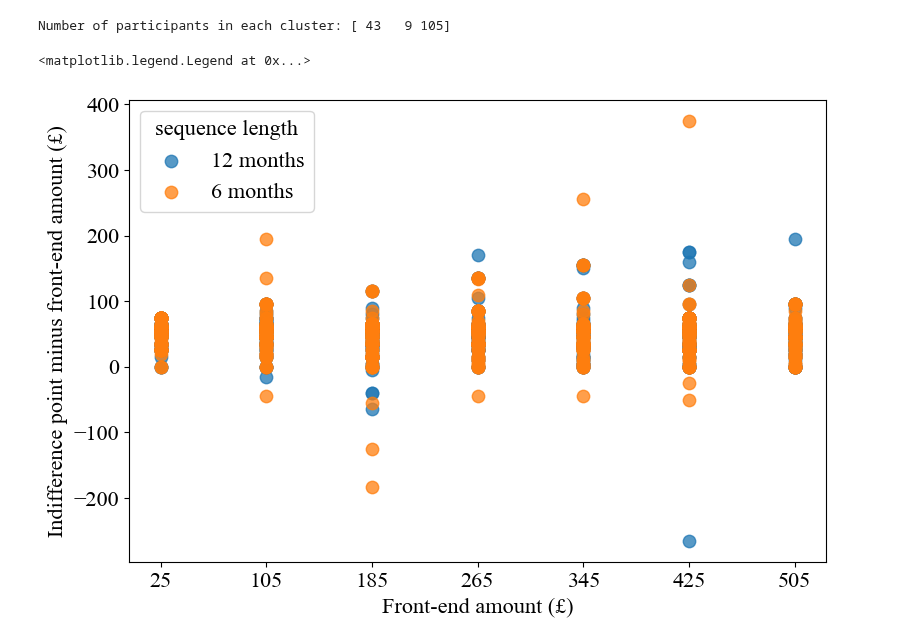
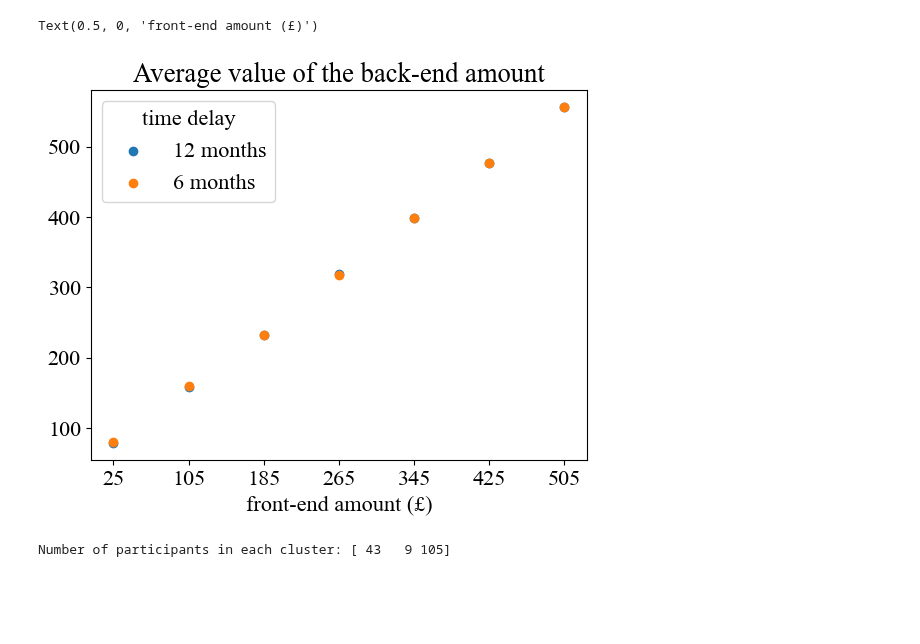
Before and after one commit to zarkwang/attention_discount_project, a Jupyter notebook: experiment_2/analysis.ipynb, the cells around one changed output. Saved outputs shown, nothing was run; the diff lists cells and outputs as text; code cells hidden in the pictures; blank space fills up the shorter version.

```diff
--- a/experiment_2/analysis.ipynb
+++ b/experiment_2/analysis.ipynb
@@ -166,0 +29,2 @@ Number of participants in each cluster: [ 54 103]
+# %%
+df = pd.read_csv('valid_sequence_data.csv',index_col=0)
@@ -166,0 +50,8 @@ Number of participants in each cluster: [ 54 103]
+# %%
+df['total_money_heuristic'] = df['value_surplus'] == 60
+plt.figure(figsize=(8,5))
+plt.hist(df.groupby('worker_id')['total_money_heuristic'].sum(),bins=14)
+plt.xticks(np.arange(15))
+plt.ylabel('Number of subjects')
+plt.xlabel('Number of questions answered with total money heuristic')
+plt.show()
@@ -166,0 +60,13 @@ Number of participants in each cluster: [ 54 103]
+# %%
+df_plot = df.groupby(['seq_length','front_amount'])['total_money_heuristic'].sum().to_frame().reset_index()
+front_amount_list = df_plot['front_amount'].unique()
+
+for t in seq_length_list:
+    tab_plot = df_plot[df_plot['seq_length'] == t]
+    plt.scatter(tab_plot['front_amount'],tab_plot['total_money_heuristic'],label=t)
+
+plt.title('Number of questions answered with total money heuristic')
+plt.legend(loc='best',title='sequence length')
+plt.xticks(front_amount_list)
+plt.yticks(np.arange(0,90,step=5))
+plt.xlabel('front-end amount (£)')
@@ -167,2 +76,17 @@ Number of participants in each cluster: [ 54 103]
+# %%
+df_plot = df.groupby(['seq_length','front_amount'])['indiff_point'].mean().to_frame().reset_index()
+front_amount_list = df_plot['front_amount'].unique()
+
+for t in seq_length_list:
+    tab_plot = df_plot[df_plot['seq_length'] == t]
+    plt.scatter(tab_plot['front_amount'],tab_plot['indiff_point'],label=t)
+
+plt.title('Average value of the back-end amount')
+plt.legend(loc='best',title='time delay')
+plt.xticks(front_amount_list)
+plt.xlabel('front-end amount (£)')
+# %% [output]
+Text(0.5, 0, 'front-end amount (£)')
+[figure, added]
 # %%
 # If data is clustered to three groups, one of these groups only has 9 subjects
@@ -172,22 +96,3 @@ kmeans.fit(df_time_pivot_2.values)
 print('Number of participants in each cluster:',np.bincount(kmeans.labels_))
 # %% [output]
 Number of participants in each cluster: [ 43   9 105]
-# %%
-# Plot: check outliers
-df_plot = df_time_valid.groupby(['seq_length','front_amount'])['indiff_point'].mean().to_frame().reset_index()
-seq_length_list = df_plot['seq_length'].unique()
-front_amount_list = df_plot['front_amount'].unique()
-
-plt.figure(figsize=(9, 6))
-for t in seq_length_list:
-    tab_plot = df_time_valid[df_time_valid['seq_length'] == t]
-    plt.scatter(tab_plot['front_amount'],tab_plot['value_surplus'],label=t,alpha=0.75,s=80)
-
-# Add title and labels
-plt.xlabel('Front-end amount (£)')
-plt.ylabel('Indifference point minus front-end amount (£)')
-plt.xticks(front_amount_list)
-plt.legend(loc=2,title='sequence length')
-# %% [output]
-<matplotlib.legend.Legend at 0x...>
-[figure, removed]
```
Also changed, not shown: parts of 30 cells of this notebook, 4 other files.
